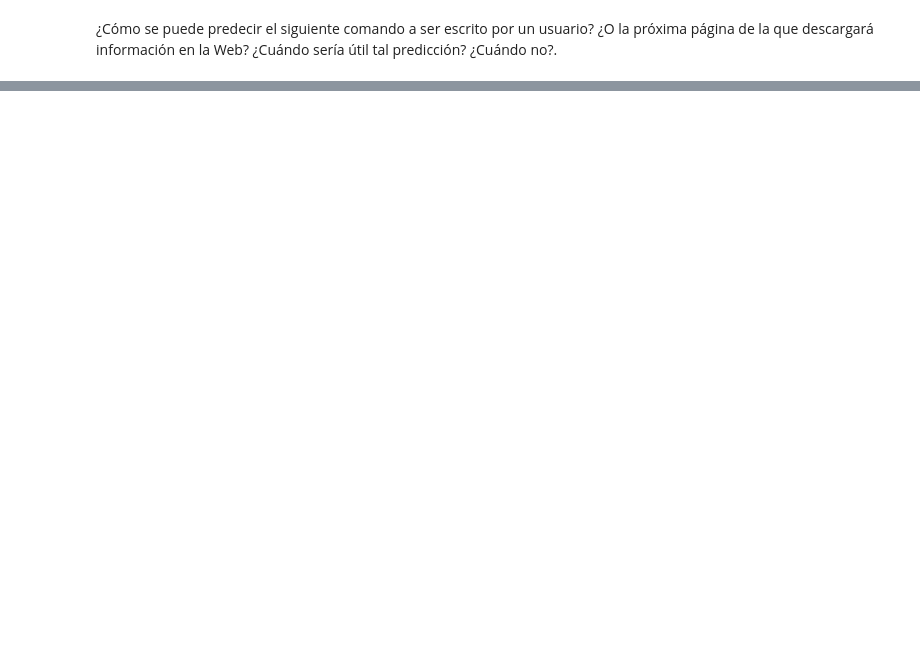
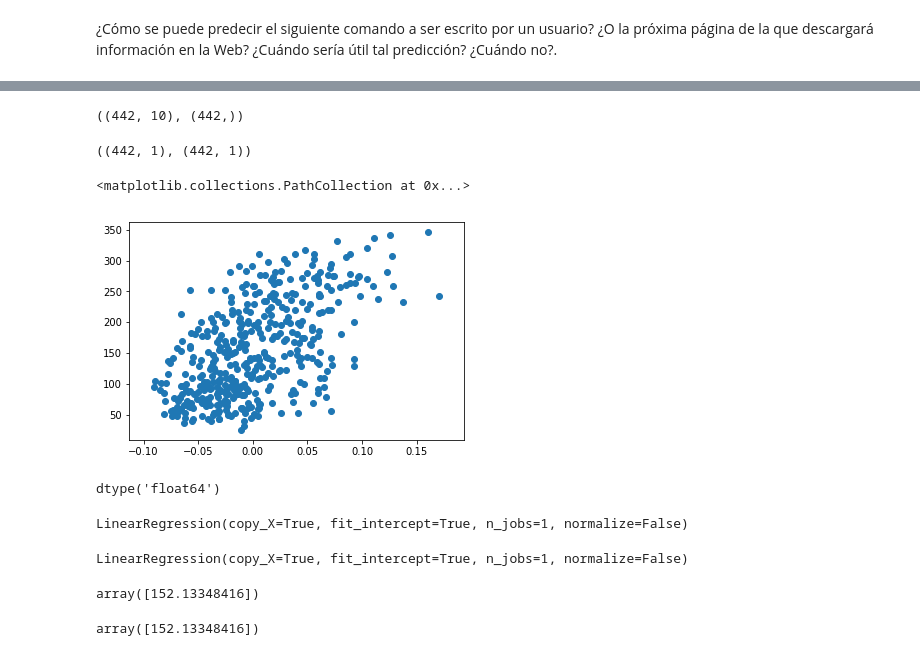
Before and after one commit to Zavaleta-Bueno/Curso-CM072, a Jupyter notebook: Tareas/Tarea1-8septiembre/Tarea1-11septiembre.ipynb, the cells around one changed output, grey strips where cells are left out. Drawn from its saved outputs; the diff is of its cells as text; code cells hidden in the pictures; blank space fills up the shorter version.

```diff
--- a/Tareas/Tarea1-8septiembre/Tarea1-11septiembre.ipynb
+++ b/Tareas/Tarea1-8septiembre/Tarea1-11septiembre.ipynb
@@ -14,0 +143,3 @@ Con el registro de busquedas en la actual sesion del usuario, donde la prediccio
+# %%
+from sklearn.datasets import load_diabetes
+data = load_diabetes()
@@ -14,0 +170,45 @@ Con el registro de busquedas en la actual sesion del usuario, donde la prediccio
+# %%
+X = data['data']
+y = data['target']
+X.shape, y.shape
+# %% [output]
+((442, 10), (442,))
+# %%
+#plt.scatter(x,y)
+X=X[:, np.newaxis, 2]
+y= y[:,np.newaxis]
+X.shape, y.shape
+# %% [output]
+((442, 1), (442, 1))
+# %%
+plt.scatter(X,y)
+# %% [output]
+<matplotlib.collections.PathCollection at 0x...>
+[figure, added]
+# %%
+# Recolectamos y ordenamos datos en matriz de caracteristicas y vector objetivo
+
+caracteristica_1=data.data[:, np.newaxis,4]
+caracteristica_2=data.data[:, np.newaxis,5]
+
+caracteristica_1.dtype
+#caracteristica_1.shape
+# %% [output]
+dtype('float64')
+# %%
+modelo2 = LinearRegression(fit_intercept=True)
+modelo2
+# %% [output]
+LinearRegression(copy_X=True, fit_intercept=True, n_jobs=1, normalize=False)
+# %%
+modelo2.fit(X,y)
+# %% [output]
+LinearRegression(copy_X=True, fit_intercept=True, n_jobs=1, normalize=False)
+# %%
+modelo2.intercept_
+# %% [output]
+array([152.13348416])
+# %%
+modelo2.intercept_
+# %% [output]
+array([152.13348416])
```
Also changed, not shown: parts of 41 cells of this notebook, 1 other file.
